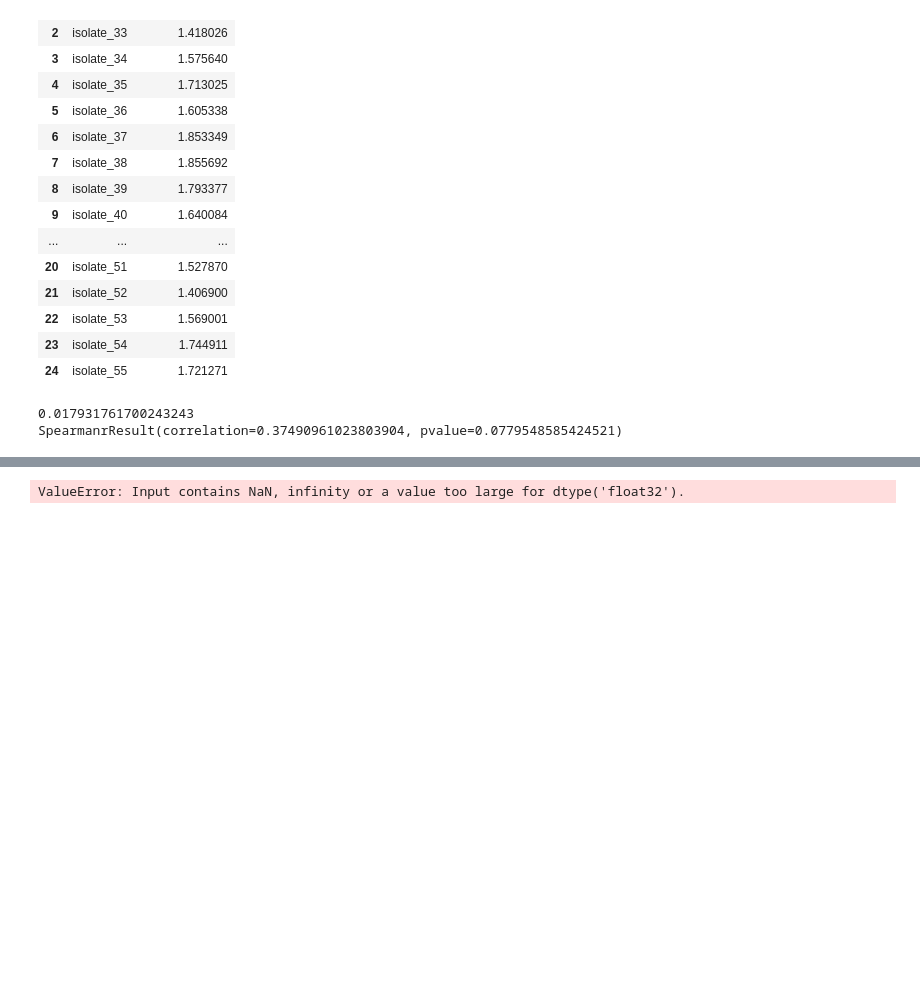
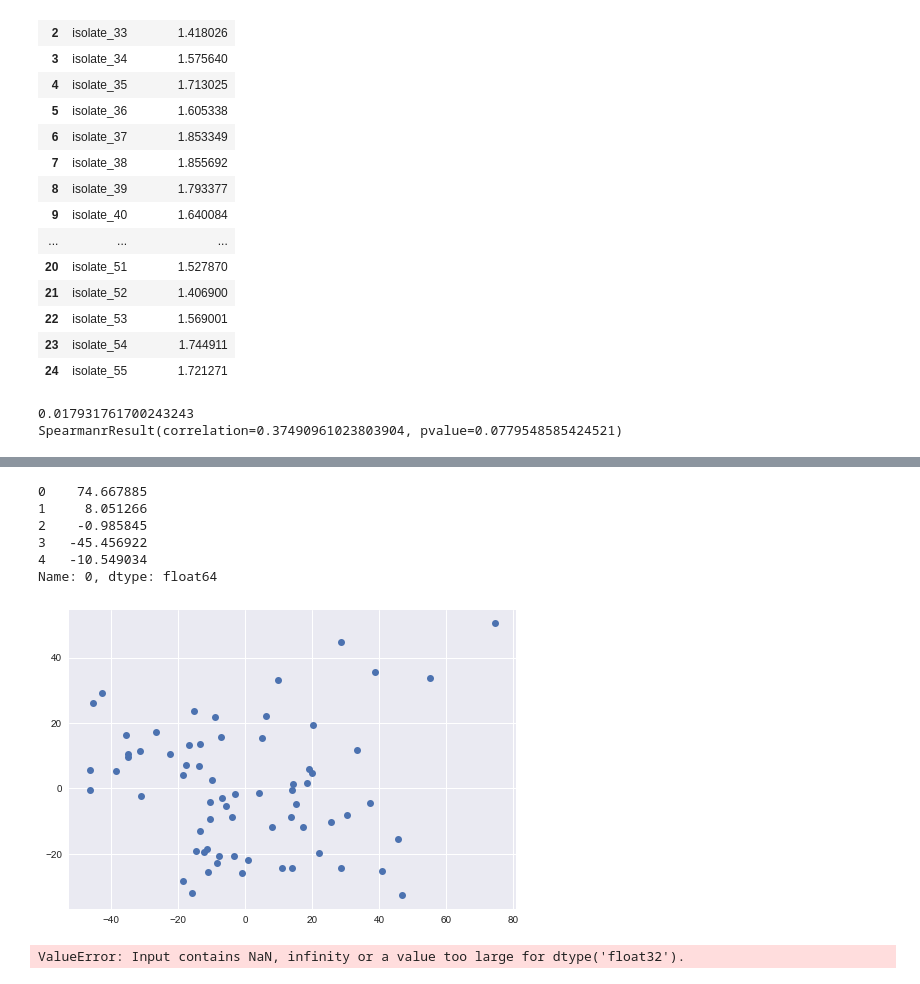
Before and after one commit to cshasha/malaria-dreamchallenge, a Jupyter notebook: malaria-s1-feature-tests.ipynb, the cells around one changed output, grey strips where cells are left out. Drawn from its saved outputs; the diff is of its cells as text; code cells hidden in the pictures; blank space fills up the shorter version.

```diff
--- a/malaria-s1-feature-tests.ipynb
+++ b/malaria-s1-feature-tests.ipynb
@@ -547,3 +688,17 @@ SpearmanrResult(correlation=0.339699845255366, pvalue=0.11276883288712236)
+# %%
+X_new[0].head()
+# %% [output]
+0    74.667885
+1     8.051266
+2    -0.985845
+3   -45.456922
+4   -10.549034
+Name: 0, dtype: float64
+# %%
+pl.plot(X_new[0],X_new[2],marker='o',linestyle='none')
+pl.show()
+# %% [output]
+[figure, added]
 # %%
 X_orig = train_data[(train_data['Treatment']==1)&(train_data['Timepoint'] == 1)].drop(['DHA_IC50','Sample_Name','Isolate'], axis=1)
 Y = train_data[(train_data['Treatment']==1)&(train_data['Timepoint'] == 1)][['DHA_IC50']]
```
Also changed, not shown: parts of 15 cells of this notebook.
